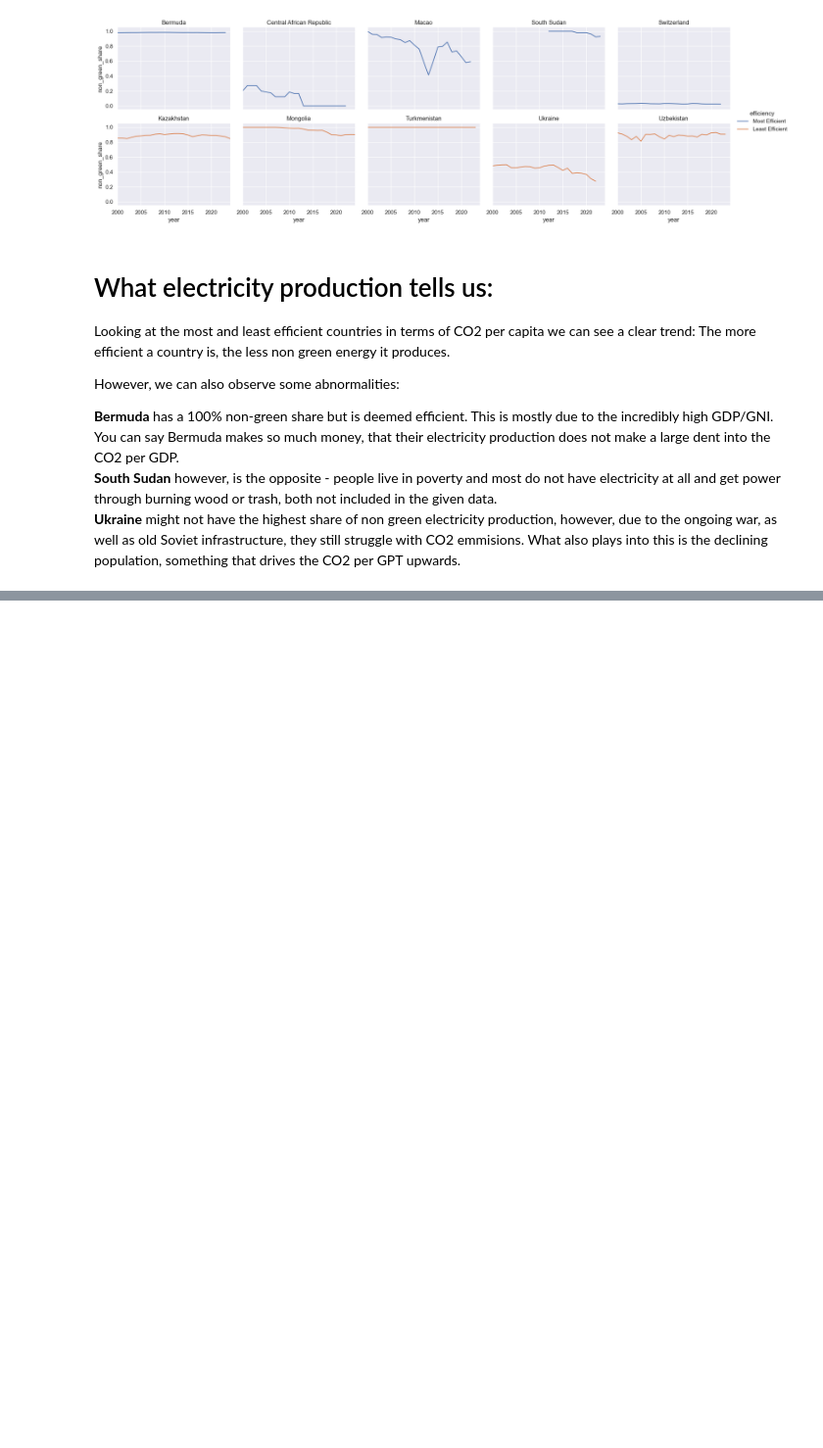
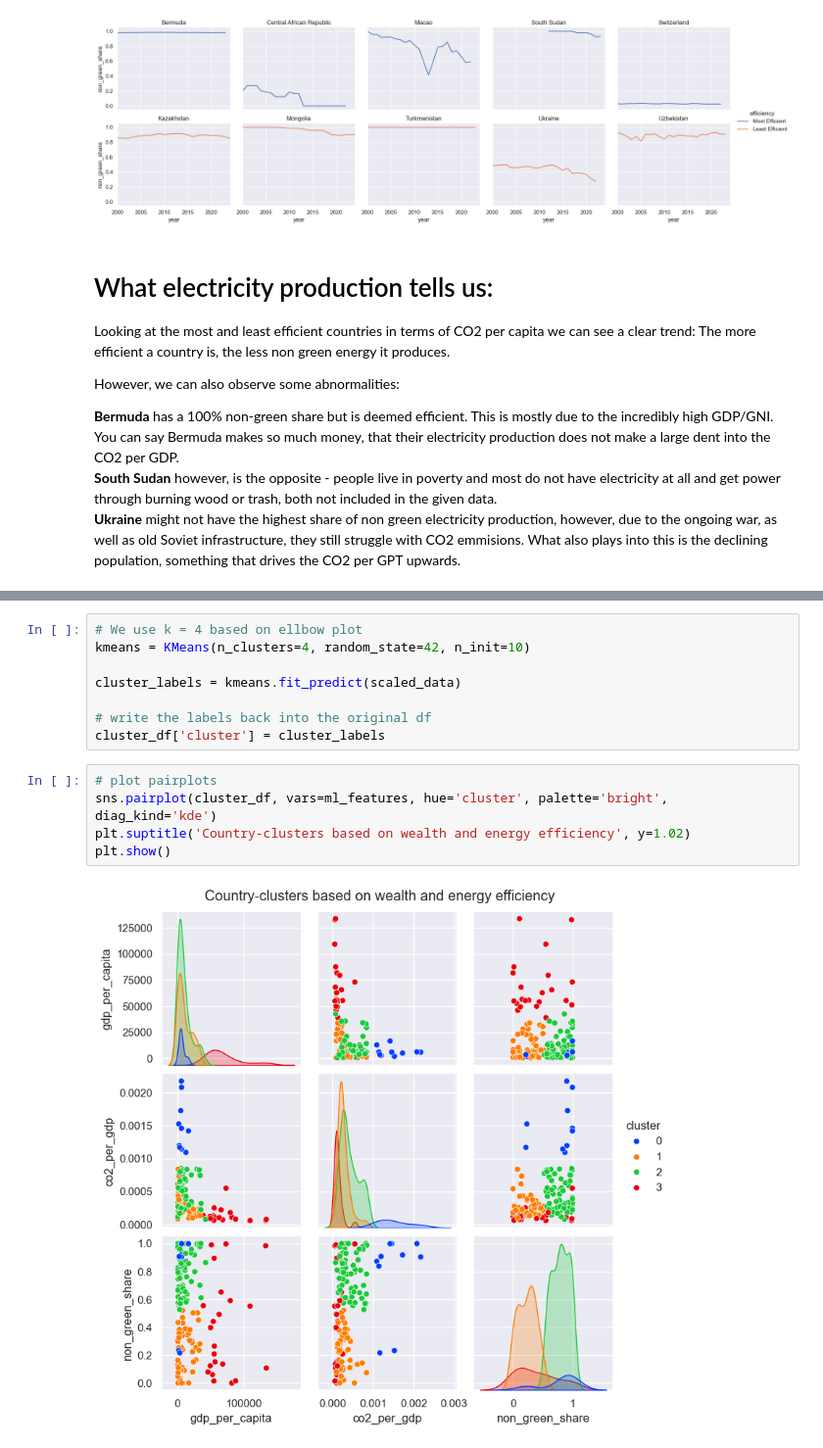
Before and after one commit to fabianfrank-dev/carbon_analysis, a Jupyter notebook: data_analytics_project.ipynb, the cells around one changed output, grey strips where cells are left out. Shown at 98% size. Cells and saved outputs as stored; diff of their text form; blank space fills up the shorter version.

```diff
--- a/data_analytics_project.ipynb
+++ b/data_analytics_project.ipynb
@@ -627,0 +646,15 @@ However, we can also observe some abnormalities:
+# %%
+# We use k = 4 based on ellbow plot
+kmeans = KMeans(n_clusters=4, random_state=42, n_init=10)
+
+cluster_labels = kmeans.fit_predict(scaled_data)
+
+# write the labels back into the original df
+cluster_df['cluster'] = cluster_labels
+# %%
+# plot pairplots
+sns.pairplot(cluster_df, vars=ml_features, hue='cluster', palette='bright', diag_kind='kde')
+plt.suptitle('Country-clusters based on wealth and energy efficiency', y=1.02)
+plt.show()
+# %% [output]
+[figure, added]
```
Also changed, not shown: parts of 5 cells of this notebook, 1 other file.
